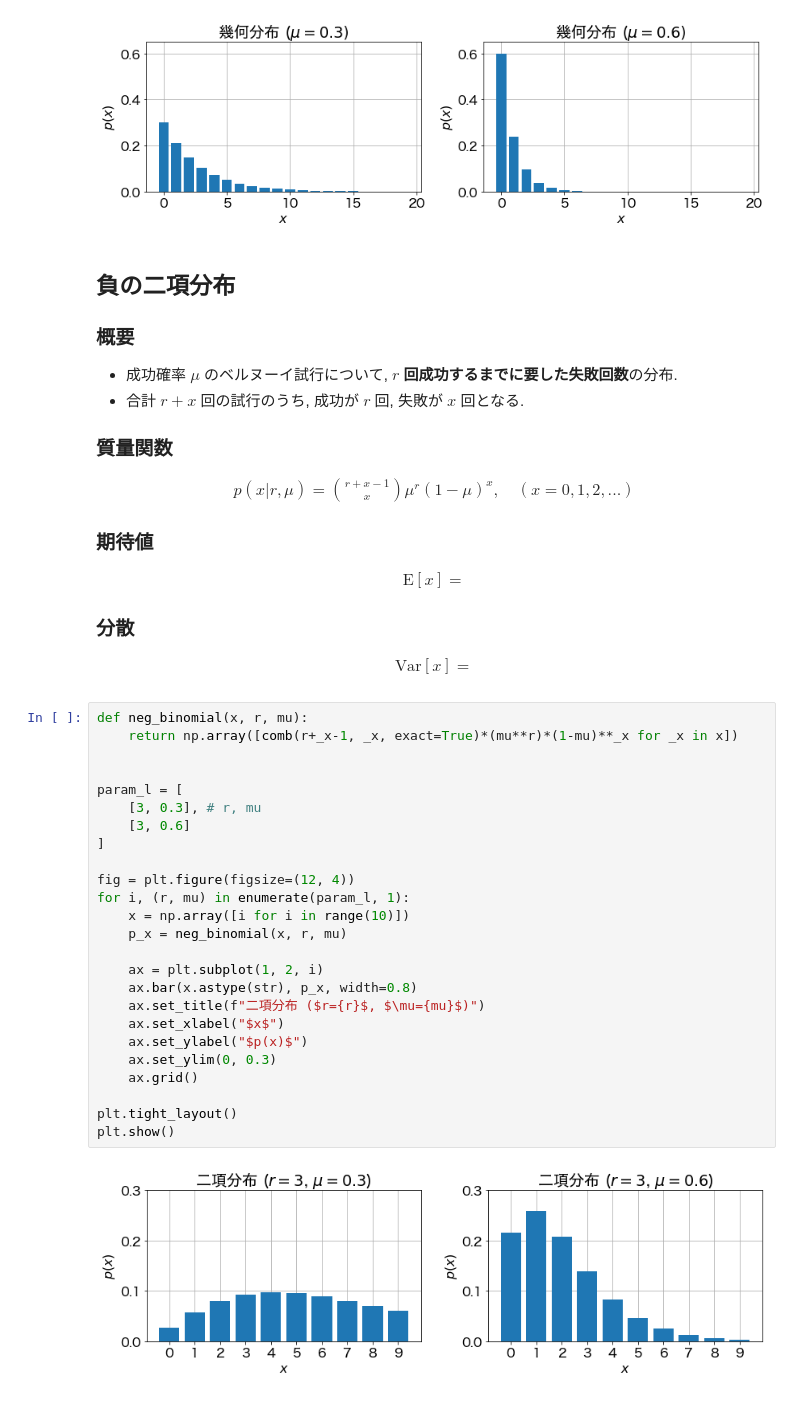
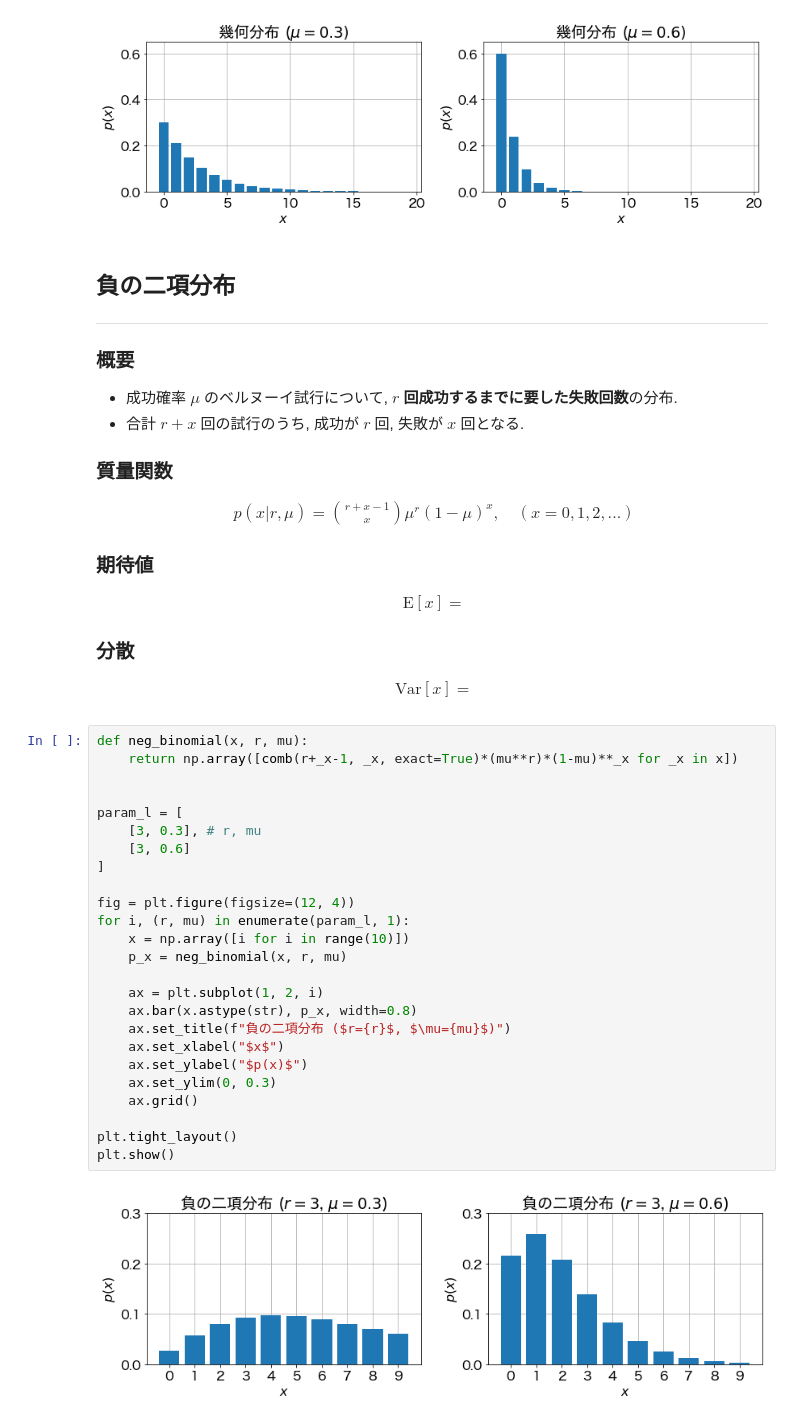
Before and after one commit to tkmyy/semi-prml, a Jupyter notebook: chapter_2/discrete_probability_distributions.ipynb, the cells around one changed output. Cells and saved outputs as stored; diff of their text form.

```diff
--- a/chapter_2/discrete_probability_distributions.ipynb
+++ b/chapter_2/discrete_probability_distributions.ipynb
@@ -220,7 +306,7 @@ plt.show()
 [figure]
 # %% [markdown]
 ## 負の二項分布
-
+---
 ### 概要
 - 成功確率 $\mu$ のベルヌーイ試行について, **$r$ 回成功するまでに要した失敗回数**の分布.
 - 合計 $r+x$ 回の試行のうち, 成功が $r$ 回, 失敗が $x$ 回となる.
@@ -248,27 +334,27 @@ $$
 # %%
 def neg_binomial(x, r, mu):
     return np.array([comb(r+_x-1, _x, exact=True)*(mu**r)*(1-mu)**_x for _x in x])
 
 
 param_l = [
     [3, 0.3], # r, mu
     [3, 0.6]
 ]
 
 fig = plt.figure(figsize=(12, 4))
 for i, (r, mu) in enumerate(param_l, 1):
     x = np.array([i for i in range(10)])
     p_x = neg_binomial(x, r, mu)
 
     ax = plt.subplot(1, 2, i)
     ax.bar(x.astype(str), p_x, width=0.8)
-    ax.set_title(f"二項分布 ($r={r}$, $\mu={mu}$)")
+    ax.set_title(f"負の二項分布 ($r={r}$, $\mu={mu}$)")
     ax.set_xlabel("$x$")
     ax.set_ylabel("$p(x)$")
     ax.set_ylim(0, 0.3)
     ax.grid()
 
 plt.tight_layout()
 plt.show()
 # %% [output]
-[figure, old version]
+[figure, new version]
```
Also changed, not shown: parts of 9 cells of this notebook.
